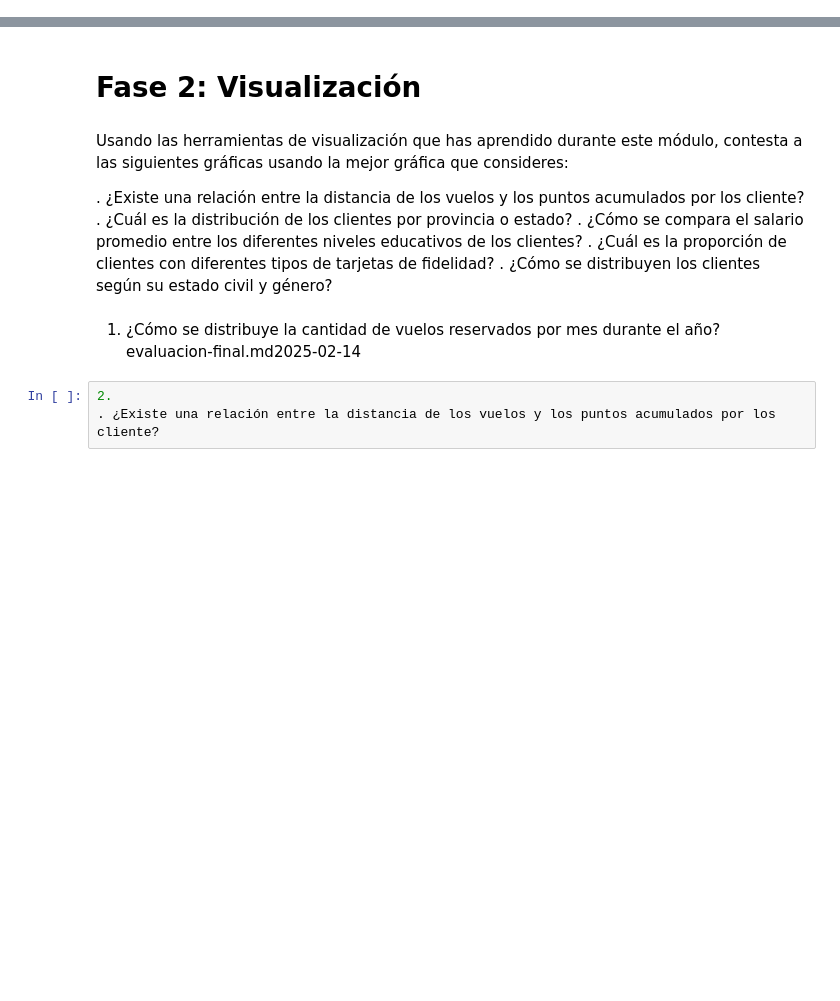
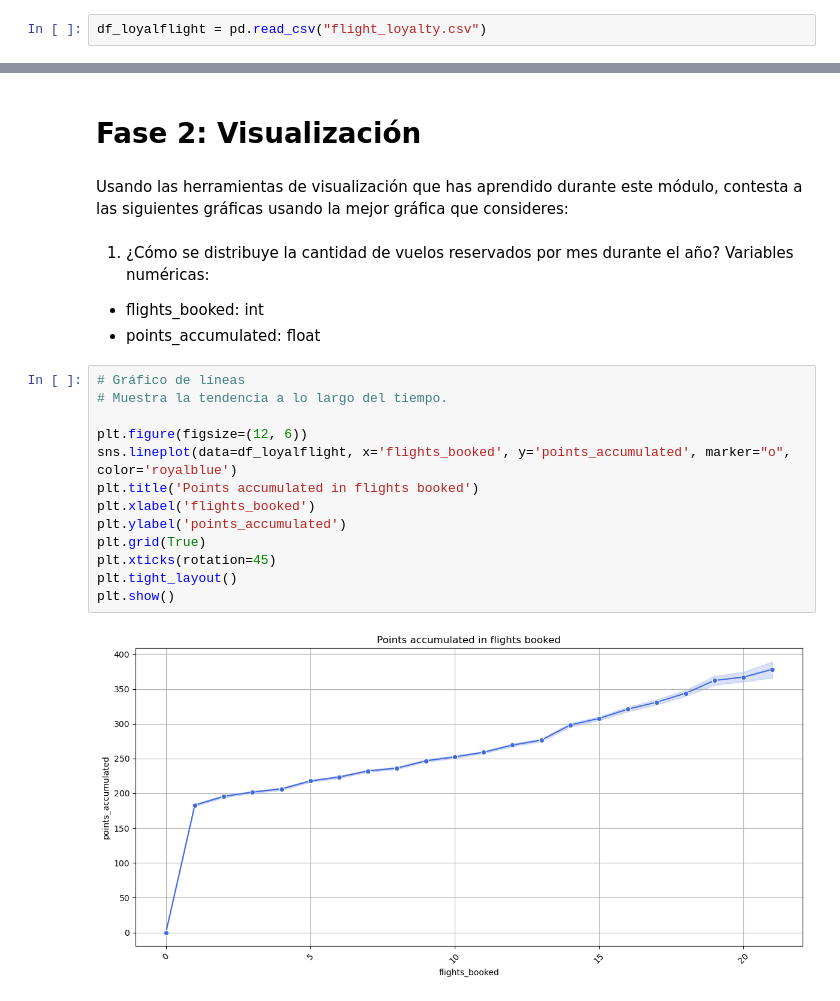
Before and after one commit to Adalab/bda-modulo-3-evaluacion-final-noeliareina, a Jupyter notebook: Ejercicio_Evaluacion_Modulo_3.ipynb, the cells around one changed output, grey strips where cells are left out. Cells and saved outputs as stored; diff of their text form; blank space fills up the shorter version.

```diff
--- a/Ejercicio_Evaluacion_Modulo_3.ipynb
+++ b/Ejercicio_Evaluacion_Modulo_3.ipynb
@@ -1729,0 +1718,2 @@ df_final.to_csv("flight_loyalty.csv", index = False)
+# %%
+df_loyalflight = pd.read_csv("flight_loyalty.csv")
@@ -1730,17 +1729,25 @@ df_final.to_csv("flight_loyalty.csv", index = False)
 # %% [markdown]
 # Fase 2: Visualización
-# %% [markdown]
-Usando las herramientas de visualización que has aprendido durante este módulo, contesta a las siguientes
-gráficas usando la mejor gráfica que consideres:
-
-. ¿Existe una relación entre la distancia de los vuelos y los puntos acumulados por los cliente?
-. ¿Cuál es la distribución de los clientes por provincia o estado?
-. ¿Cómo se compara el salario promedio entre los diferentes niveles educativos de los clientes?
-. ¿Cuál es la proporción de clientes con diferentes tipos de tarjetas de fidelidad?
-. ¿Cómo se distribuyen los clientes según su estado civil y género?
+# %% [markdown]
+Usando las herramientas de visualización que has aprendido durante este módulo, contesta a las siguientes
+gráficas usando la mejor gráfica que consideres:
 # %% [markdown]
 1. ¿Cómo se distribuye la cantidad de vuelos reservados por mes durante el año?
-evaluacion-final.md2025-02-14
+Variables numéricas:
+- flights_booked: int
+- points_accumulated: float
-# %%
-2.
-. ¿Existe una relación entre la distancia de los vuelos y los puntos acumulados por los cliente?
+# %%
+# Gráfico de líneas
+# Muestra la tendencia a lo largo del tiempo.
+
+plt.figure(figsize=(12, 6))
+sns.lineplot(data=df_loyalflight, x='flights_booked', y='points_accumulated', marker="o", color='royalblue')
+plt.title('Points accumulated in flights booked')
+plt.xlabel('flights_booked')
+plt.ylabel('points_accumulated')
+plt.grid(True)
+plt.xticks(rotation=45)
+plt.tight_layout()
+plt.show()
+# %% [output]
+[figure, added]
```
Also changed, not shown: parts of 44 cells of this notebook, 6 other files.
